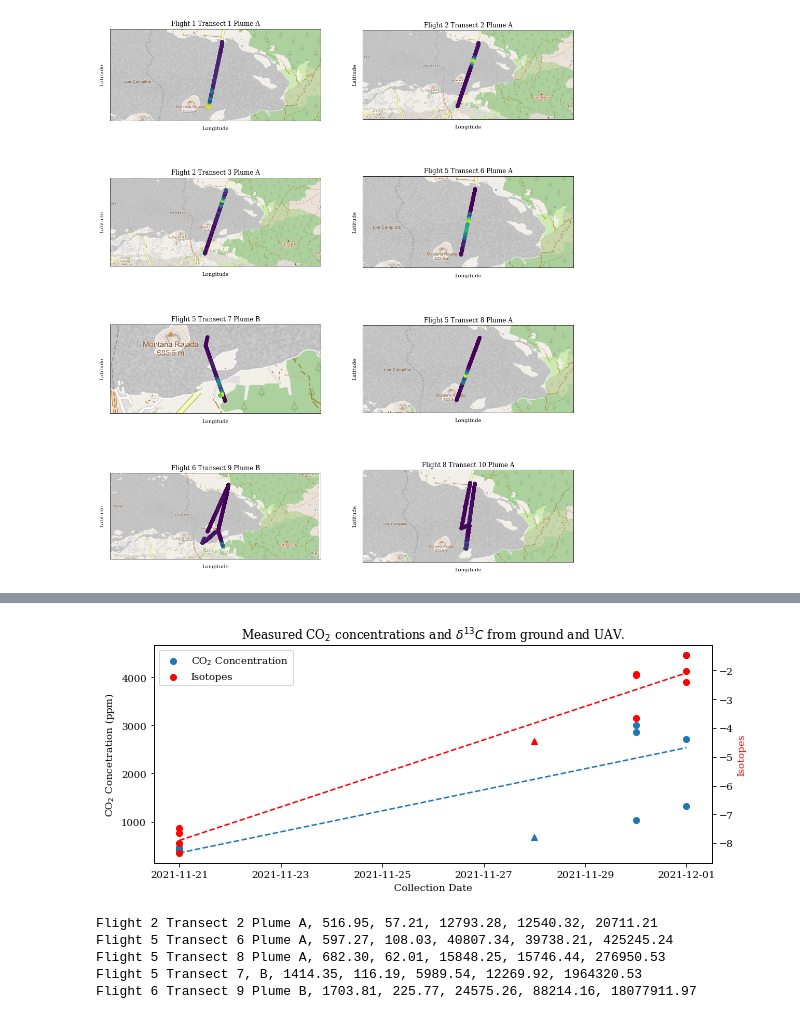
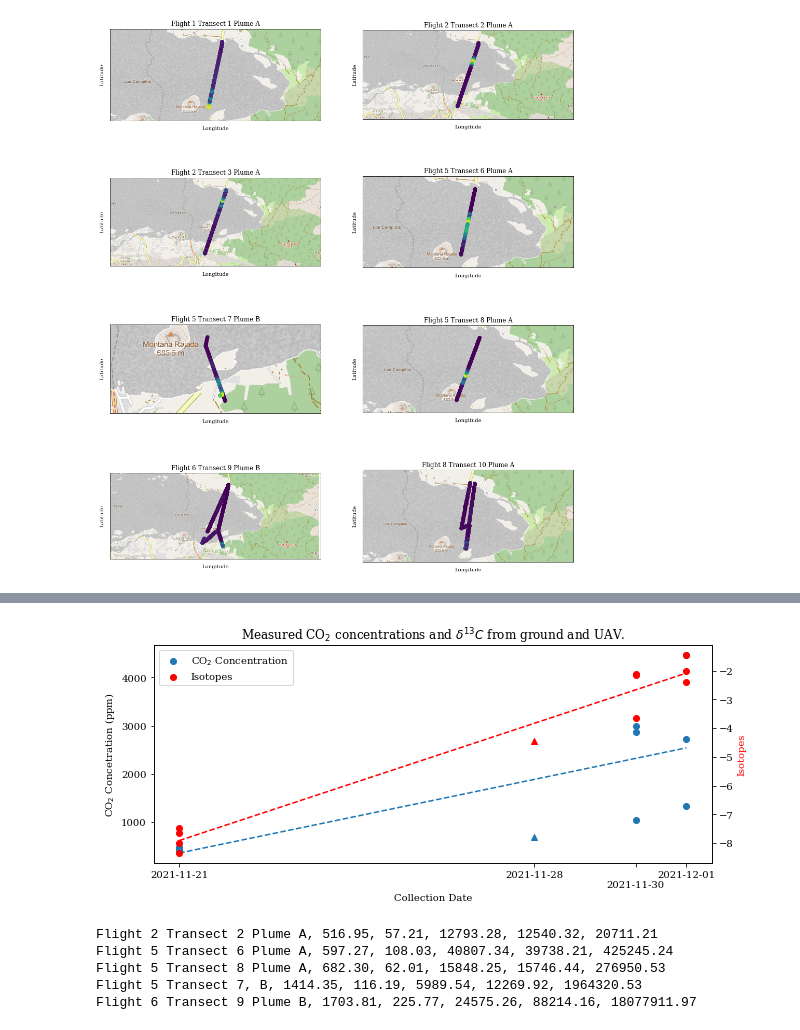
Before and after one commit to BCLab-UNM/lapalma-expedition, a Jupyter notebook: La Palma Nov 2021.ipynb, the cells around one changed output, grey strips where cells are left out. Cells and saved outputs as stored; diff of their text form; code cells hidden in the pictures.

```diff
--- a/La Palma Nov 2021.ipynb
+++ b/La Palma Nov 2021.ipynb
@@ -619,47 +629,57 @@ Flight 6 Transect 9 Plume B, 1703.81, 95.88, 62233.56, 60282.55, 9762713.98, 108
 concentrations = [435.42, 471.54, 436.74, 416.00, 671.17, 1029.73, 2998.42, 2863.47, 4458.80, 2722.40, 1326.11]
 isotopes = [-7.46, -8.34, -7.65, -8.00, -4.44, -3.65, -2.12, -2.15, -2.03, -1.47, -2.40]
 date = ['2021-11-21', '2021-11-21', '2021-11-21', '2021-11-21', '2021-11-28', '2021-11-30', '2021-11-30', '2021-11-30', '2021-12-01', '2021-12-01', '2021-12-01']
+unique_dates = list(set(date))
+unique_dates.sort()
+unique_dates = [dt.datetime.strptime(d,'%Y-%m-%d').date() for d in unique_dates]
 date = [dt.datetime.strptime(d,'%Y-%m-%d').date() for d in date]
 ordinal_date = [d.toordinal() for d in date]
-# markers = ['.'] * len(concentrations)
-# markers[4] = 'D'
 markers = 'o'
+drone_marker = '^'
 
 def arrayExcept(array, index):
     return array[:index] + array[index+1:]
 
 
 fig, ax = plt.subplots(figsize=(10, 4))
 
 ax2=ax.twinx()
 ax.title.set_text("Measured CO$_2$ concentrations and $\delta^{13}C$ from ground and UAV.")
-ax.scatter(arrayExcept(date, 4), arrayExcept(concentrations, 4), label="CO$_2$ Concentration", color='C0', marker='o')
-ax.scatter([date[4]], [concentrations[4]], color='C0', marker='^')
-ax.scatter([], [], color="red", label="Isotopes", marker='o')
+ax.scatter(arrayExcept(date, 4), arrayExcept(concentrations, 4), label="CO$_2$ Concentration", color='C0', marker=markers)
+ax.scatter([date[4]], [concentrations[4]], color='C0', marker=drone_marker)
+ax.scatter([], [], color="red", label="Isotopes", marker=markers)
 ax.set_ylabel("CO$_2$ Concetration (ppm)")
 
 
-ax2.scatter(arrayExcept(date, 4), arrayExcept(isotopes, 4), color="red", marker='o')
-ax2.scatter([date[4]], [isotopes[4]], color="red", marker='^')
+ax2.scatter(arrayExcept(date, 4), arrayExcept(isotopes, 4), color="red", marker=markers)
+ax2.scatter([date[4]], [isotopes[4]], color="red", marker=drone_marker)
 ax2.set_ylabel("Isotopes",color="red")
 
 ax.legend()
 
 ax.set_xlabel("Collection Date")
 
 def linear_fit(x, y):
     z = np.polyfit(x, y, 1)
     return np.poly1d(z)
 
 concentration_fit = linear_fit(ordinal_date, concentrations)
 isotope_fit = linear_fit(ordinal_date, isotopes)
 
 ax.plot(date, concentration_fit(ordinal_date), color='C0', linestyle='--')
+ax.set_xticks(unique_dates)
+
+labelx, labely = ax.get_xticklabels()[2].get_position()
+ax.get_xticklabels()[2].set_position((labelx, labely - 0.05))
+# for label in ax.get_xticklabels():
+#     label.set_ha('right')
+#     label.set_rotation(25)
+
 ax2.plot(date, isotope_fit(ordinal_date), 'r--')
 
 plt.savefig("table1.pdf", format="pdf")
 # %% [output]
-[figure, old version]
+[figure, new version]
 # %%
 def render_area_data(starting_position, data, ambient, title, ax, limit_distance=None, legend=True, use_max=False):
     total = 0
```
Also changed, not shown: parts of 10 cells of this notebook, 1 other file.
